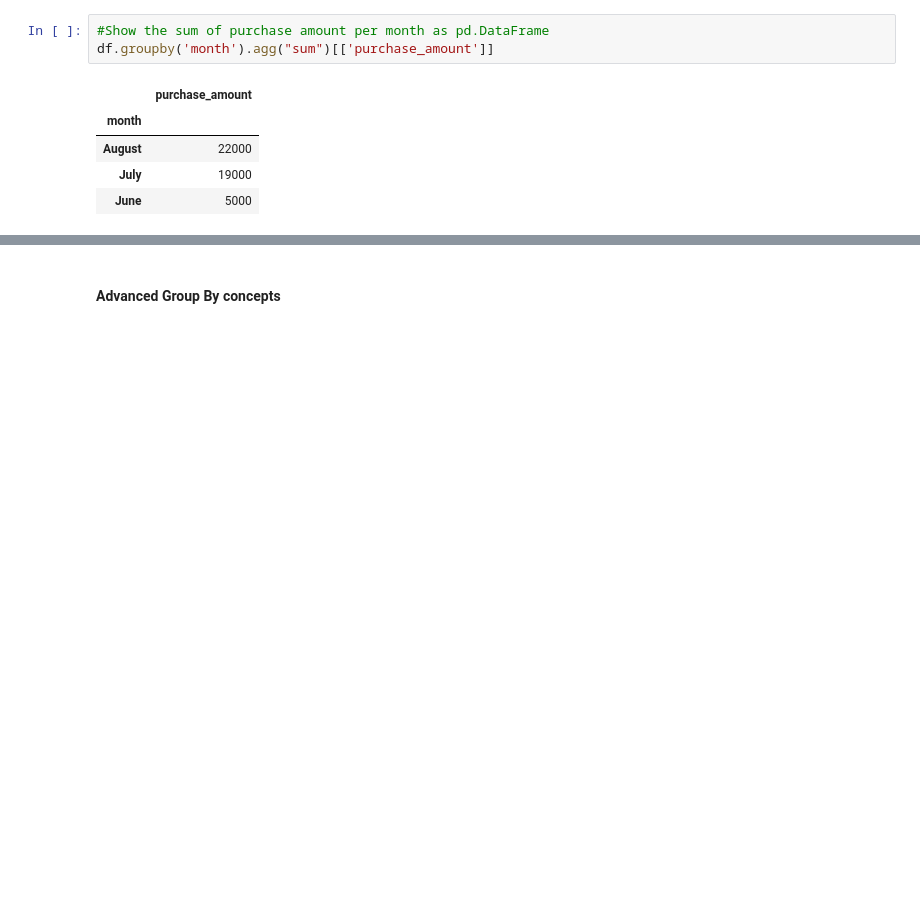
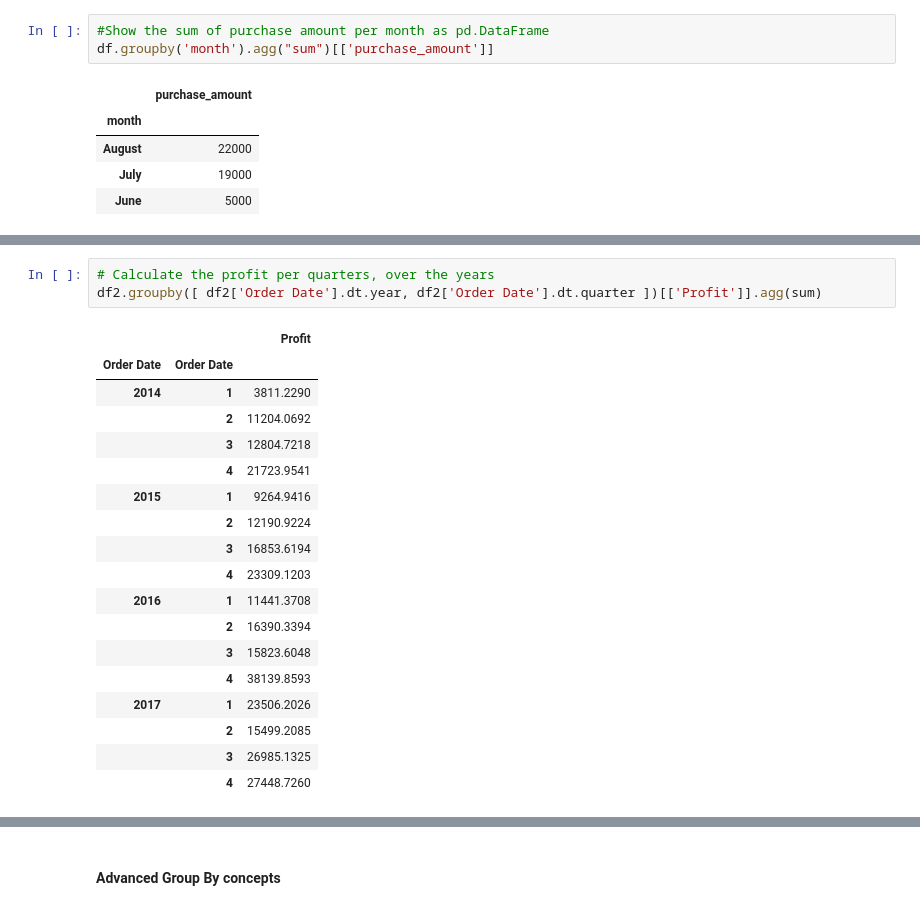
Before and after one commit to karbeto/Python101, a Jupyter notebook: pandas/pandas_groupby.ipynb, the cells around one changed output, grey strips where cells are left out. Saved outputs shown, nothing was run; the diff lists cells and outputs as text; blank space fills up the shorter version.

```diff
--- a/pandas/pandas_groupby.ipynb
+++ b/pandas/pandas_groupby.ipynb
@@ -68,0 +93,22 @@ df.groupby('month').agg("sum")[['purchase_amount']]
+# %%
+# Calculate the profit per quarters, over the years
+df2.groupby([ df2['Order Date'].dt.year, df2['Order Date'].dt.quarter ])[['Profit']].agg(sum)
+# %% [output]
+|  |  | Profit |
+| Order Date | Order Date |  |
+| 2014 | 1 | 3811.2290 |
+|  | 2 | 11204.0692 |
+|  | 3 | 12804.7218 |
+|  | 4 | 21723.9541 |
+| 2015 | 1 | 9264.9416 |
+|  | 2 | 12190.9224 |
+|  | 3 | 16853.6194 |
+|  | 4 | 23309.1203 |
+| 2016 | 1 | 11441.3708 |
+|  | 2 | 16390.3394 |
+|  | 3 | 15823.6048 |
+|  | 4 | 38139.8593 |
+| 2017 | 1 | 23506.2026 |
+|  | 2 | 15499.2085 |
+|  | 3 | 26985.1325 |
+|  | 4 | 27448.7260 |
```
Also changed, not shown: parts of 10 cells of this notebook, 1 other file.
